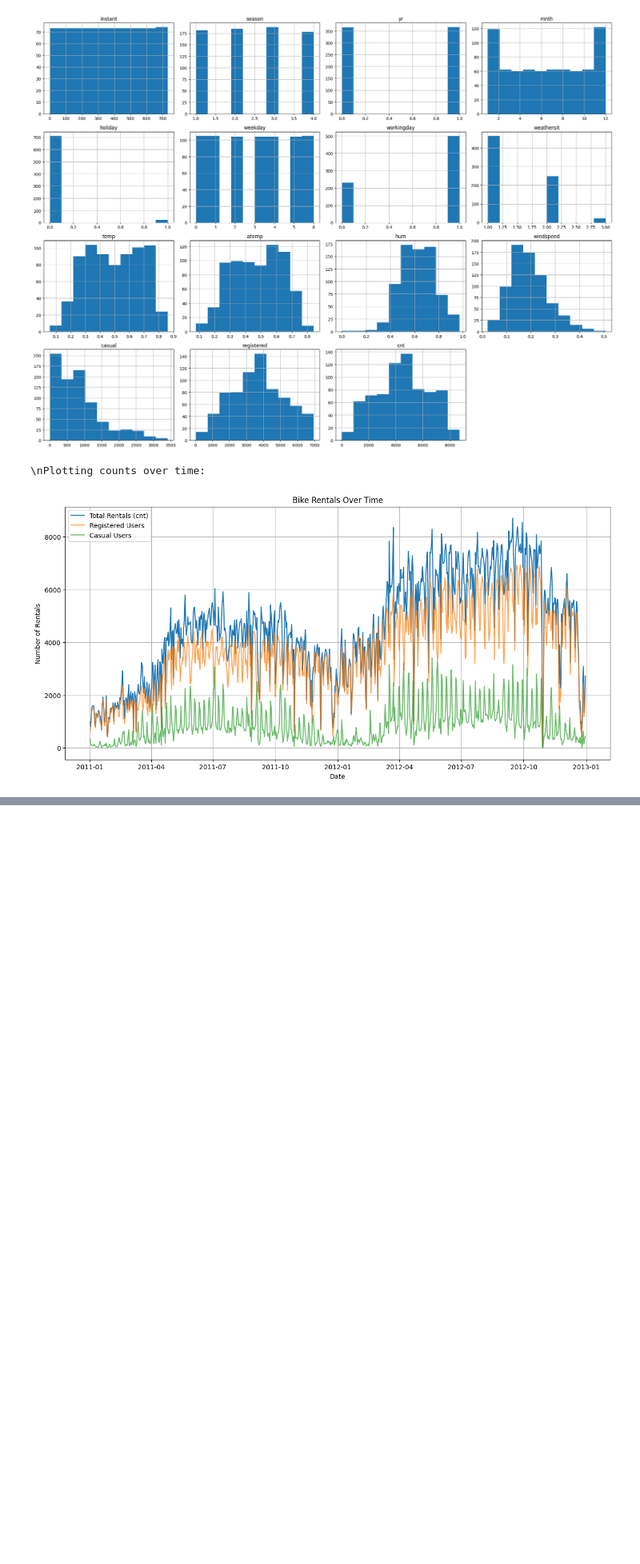
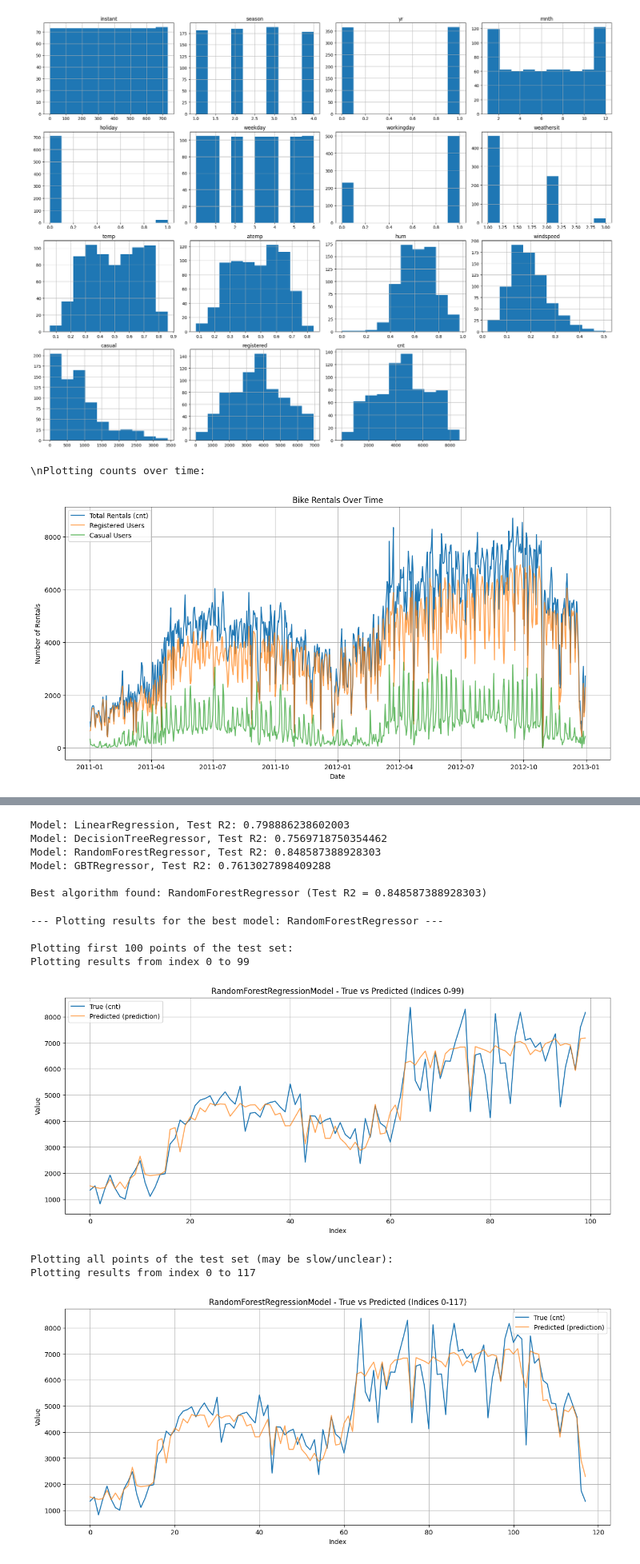
Before and after one commit to IwoSzczepaniak/DataExploration, a Jupyter notebook: src/main/resources/spark-jdk17/spark-jupyter/lab6.ipynb, the cells around one changed output, grey strips where cells are left out. Shown at 80% size. Cells and saved outputs as stored; diff of their text form; code cells hidden in the pictures; blank space fills up the shorter version.

```diff
--- a/src/main/resources/spark-jdk17/spark-jupyter/lab6.ipynb
+++ b/src/main/resources/spark-jdk17/spark-jupyter/lab6.ipynb
@@ -105,0 +352,47 @@ plt.show()
+# %%
+best_r2 = -float('inf')
+best_model_name = None
+best_model_pipeline = None
+
+for name, metrics in results.items():
+    if metrics and 'r2' in metrics:
+        print(f"Model: {name}, Test R2: {metrics['r2']}")
+        if metrics['r2'] > best_r2:
+            best_r2 = metrics['r2']
+            best_model_name = name
+            best_model_pipeline = trained_models[name]
+    elif name in trained_models:
+         print(f"Model: {name}, Evaluation failed or R2 not available.")
+
+print(f"\nBest algorithm found: {best_model_name} (Test R2 = {best_r2})")
+# %% [output]
+Model: LinearRegression, Test R2: 0.798886238602003
+Model: DecisionTreeRegressor, Test R2: 0.7569718750354462
+Model: RandomForestRegressor, Test R2: 0.848587388928303
+Model: GBTRegressor, Test R2: 0.7613027898409288
+
+Best algorithm found: RandomForestRegressor (Test R2 = 0.848587388928303)
+# %%
+print(f"\n--- Plotting results for the best model: {best_model_name} ---")
+try:
+    best_regressor_stage = best_model_pipeline.stages[-1]
+    prediction_col_name_best = best_regressor_stage.getPredictionCol()
+
+    print("\nPlotting first 100 points of the test set:")
+    plot(df=test_data, model=best_model_pipeline, label_col=label_col, prediction_col=prediction_col_name_best, start=0, end=100)
+
+    print("\nPlotting all points of the test set (may be slow/unclear):")
+    plot(df=test_data, model=best_model_pipeline, label_col=label_col, prediction_col=prediction_col_name_best)
+except NameError:
+    print("ERROR: The 'plot' function is not defined. Please ensure it was defined in a previous cell.")
+except Exception as e:
+        print(f"An error occurred during plotting: {e}")
+# %% [output]
+--- Plotting results for the best model: RandomForestRegressor ---
+
+Plotting first 100 points of the test set:
+Plotting results from index 0 to 99
+[figure, added]
+Plotting all points of the test set (may be slow/unclear):
+Plotting results from index 0 to 117
+[figure, added]
```
Also changed, not shown: parts of 16 cells of this notebook.
